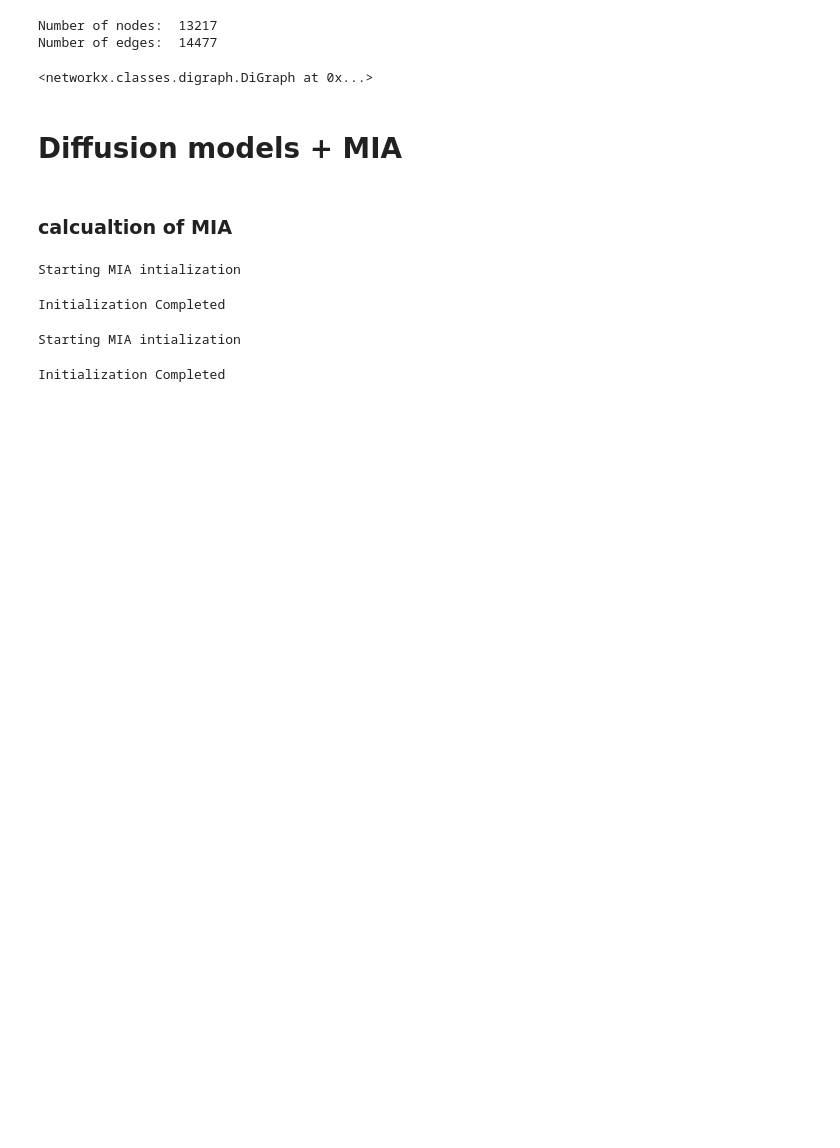
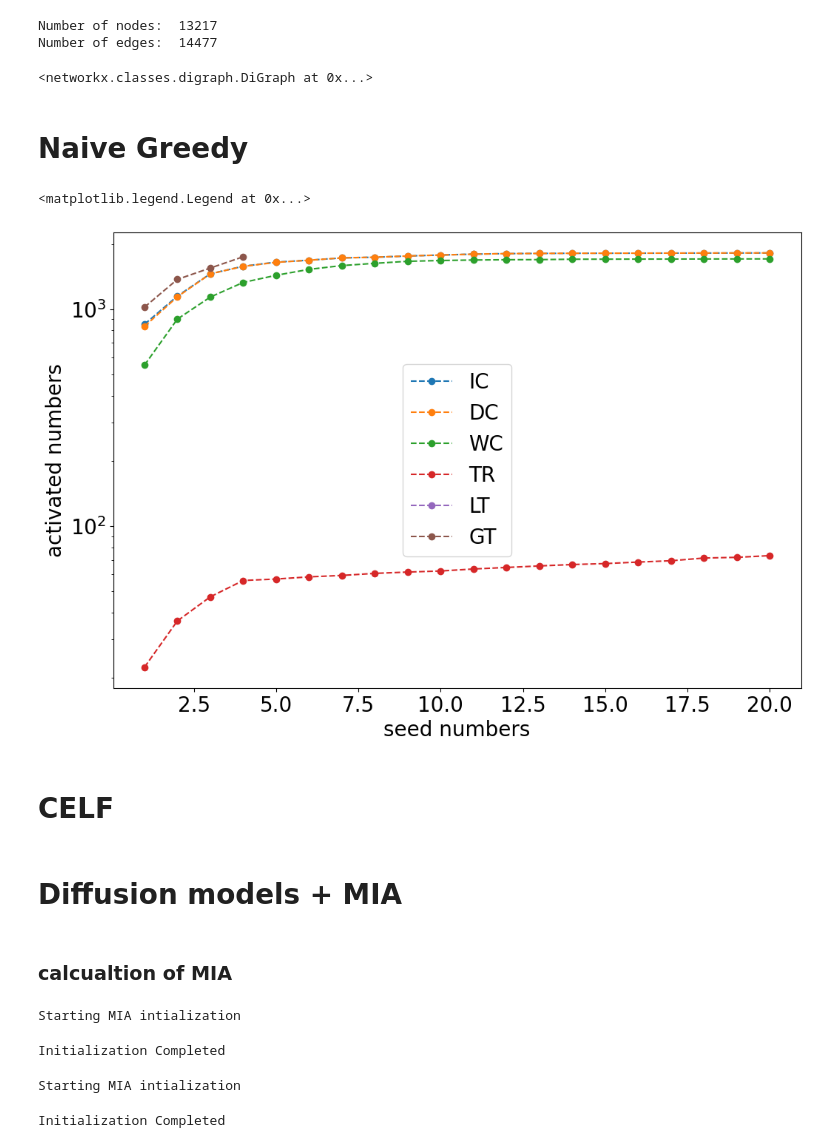
Before and after one commit to davidguzmanp/Influence-Maximization-in-Twitter-as-a-Social-Network-Graph, a Jupyter notebook: David/MIA_twitter_PB_comparisons.ipynb, the cells around one changed output. Cells and saved outputs as stored; diff of their text form; code cells hidden in the pictures; blank space fills up the shorter version.

```diff
--- a/David/MIA_twitter_PB_comparisons.ipynb
+++ b/David/MIA_twitter_PB_comparisons.ipynb
@@ -69,3 +70,5 @@ def assing_model_probs_to_weights_threshold(model):
             pb2020_model[edge[0]][edge[1]]['weight'] = prob
             pb2020_model[edge[0]][edge[1]]['weight_negative_log'] = np.abs(np.log(prob))
     return pb2020_model
+# %% [markdown]
+# Naive Greedy
@@ -71,0 +82,27 @@ def assing_model_probs_to_weights_threshold(model):
+# %%
+num_nodes_IC = [852.751, 1150.7690000000002, 1458.0159999999998, 1579.5370000000003, 1650.5880000000002, 1684.597, 1725.89, 1738.6309999999999, 1761.086, 1779.183, 1796.358, 1806.19, 1810.1879999999999, 1813.183, 1814.281, 1815.154, 1816.007, 1817.0349999999999, 1818.257, 1819.624]
+num_nodes_DC = [834.283, 1141.6890000000003, 1457.1900000000003, 1577.4130000000002, 1646.0580000000002, 1684.0010000000002, 1726.124, 1738.791, 1761.521, 1779.0269999999998, 1796.119, 1806.158, 1810.0859999999998, 1813.117, 1814.298, 1815.433, 1816.3350000000003, 1817.5539999999999, 1818.61, 1819.343]
+num_nodes_WC = [552.774, 901.1519999999999, 1138.9859999999999, 1330.17, 1435.2359999999999, 1528.3799999999999, 1591.0880000000002, 1629.618, 1665.011, 1678.704, 1687.8870000000002, 1693.5130000000001, 1695.1490000000001, 1701.986, 1702.9660000000001, 1704.2350000000001, 1704.9769999999999, 1706.31, 1707.13, 1707.7939999999999]
+num_nodes_TR = [22.381999999999998, 36.573, 47.23, 56.185, 57.07, 58.397, 59.29, 60.595, 61.451, 62.152, 63.489999999999995, 64.538, 65.573, 66.56, 67.23499999999999, 68.329, 69.29499999999999, 71.32499999999999, 71.83, 73.156]
+num_nodes_LT = []
+num_nodes_GT =  [1023, 1374, 1550, 1747]
+# %%
+plt.figure(figsize=(12,8))
+plt.plot(np.arange(1, len(num_nodes_IC)+1), num_nodes_IC, 'o--', label='IC')
+plt.plot(np.arange(1, len(num_nodes_DC)+1), num_nodes_DC, 'o--', label='DC')
+plt.plot(np.arange(1, len(num_nodes_WC)+1), num_nodes_WC, 'o--', label='WC')
+plt.plot(np.arange(1, len(num_nodes_TR)+1), num_nodes_TR, 'o--', label='TR')
+plt.plot(np.arange(1, len(num_nodes_LT)+1), num_nodes_LT, 'o--', label='LT')
+plt.plot(np.arange(1, len(num_nodes_GT)+1), num_nodes_GT, 'o--', label='GT')
+
+plt.yscale('log')
+plt.xticks(fontsize=20)
+plt.yticks(fontsize=20)
+plt.xlabel('seed numbers', fontsize=20)
+plt.ylabel('activated numbers', fontsize=20)
+plt.legend(fontsize=20)
+# %% [output]
+<matplotlib.legend.Legend at 0x...>
+[figure, added]
+# %% [markdown]
+# CELF
```
Also changed, not shown: parts of 11 cells of this notebook, 3 other files.
